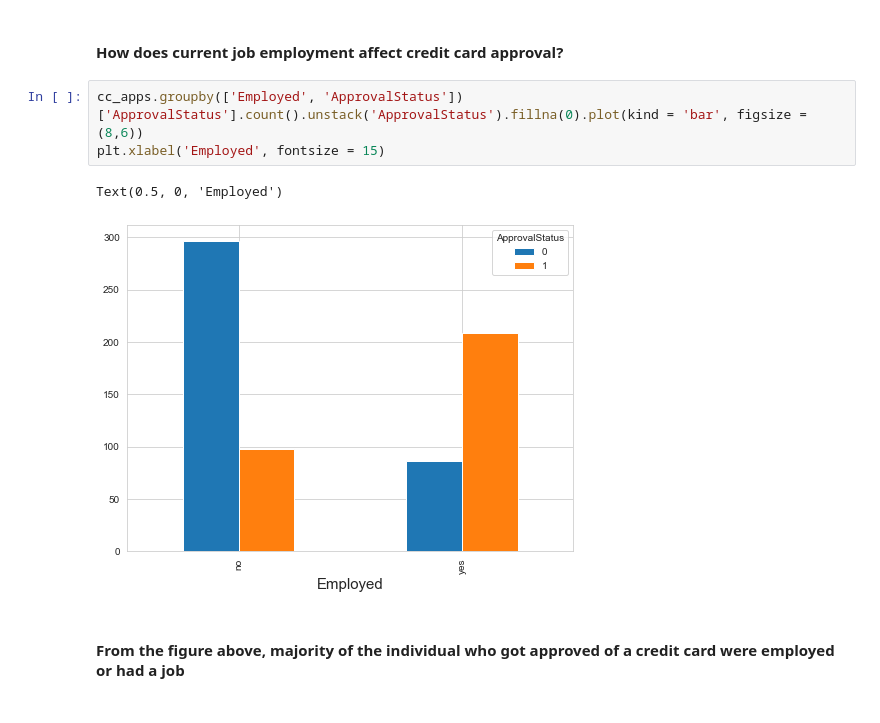
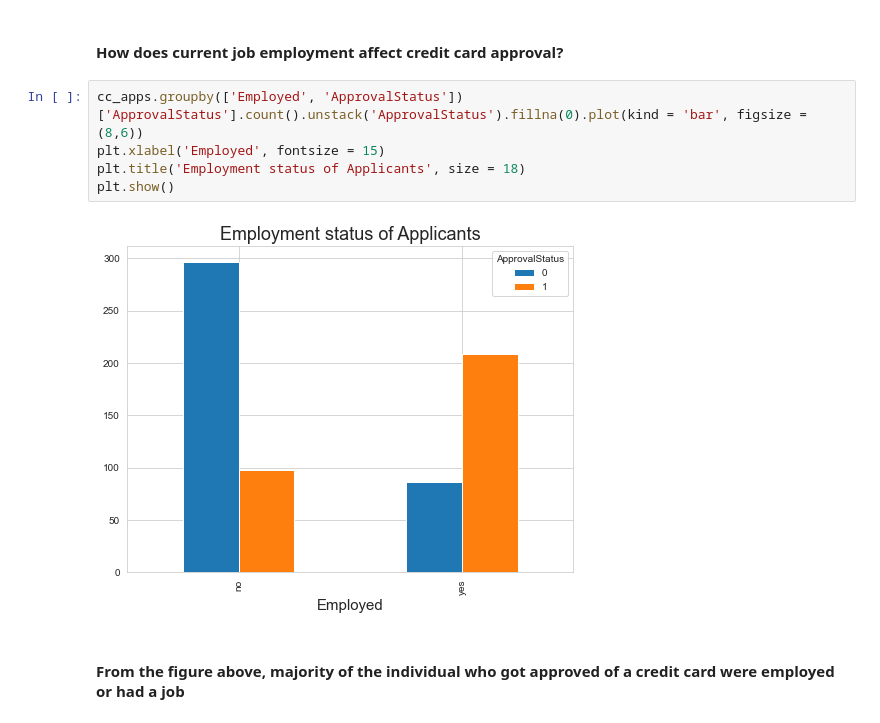
Before and after one commit to Martloni/Predict_credit_card_approval, a Jupyter notebook: credit_card_approval.ipynb, the cells around one changed output. Saved outputs shown, nothing was run; the diff lists cells and outputs as text.

```diff
--- a/credit_card_approval.ipynb
+++ b/credit_card_approval.ipynb
@@ -370,9 +375,10 @@ Text(0.5, 0, 'Age_group')
 # %%
 cc_apps.groupby(['Employed', 'ApprovalStatus'])['ApprovalStatus'].count().unstack('ApprovalStatus').fillna(0).plot(kind = 'bar', figsize = (8,6))
 plt.xlabel('Employed', fontsize = 15)
+plt.title('Employment status of Applicants', size = 18)
+plt.show()
 # %% [output]
-Text(0.5, 0, 'Employed')
-[figure, old version]
+[figure, new version]
 # %% [markdown]
 #### From the figure above, majority of the individual who got approved of a credit card were employed or had a job
 # %% [markdown]
```
Also changed, not shown: parts of 8 cells of this notebook.
